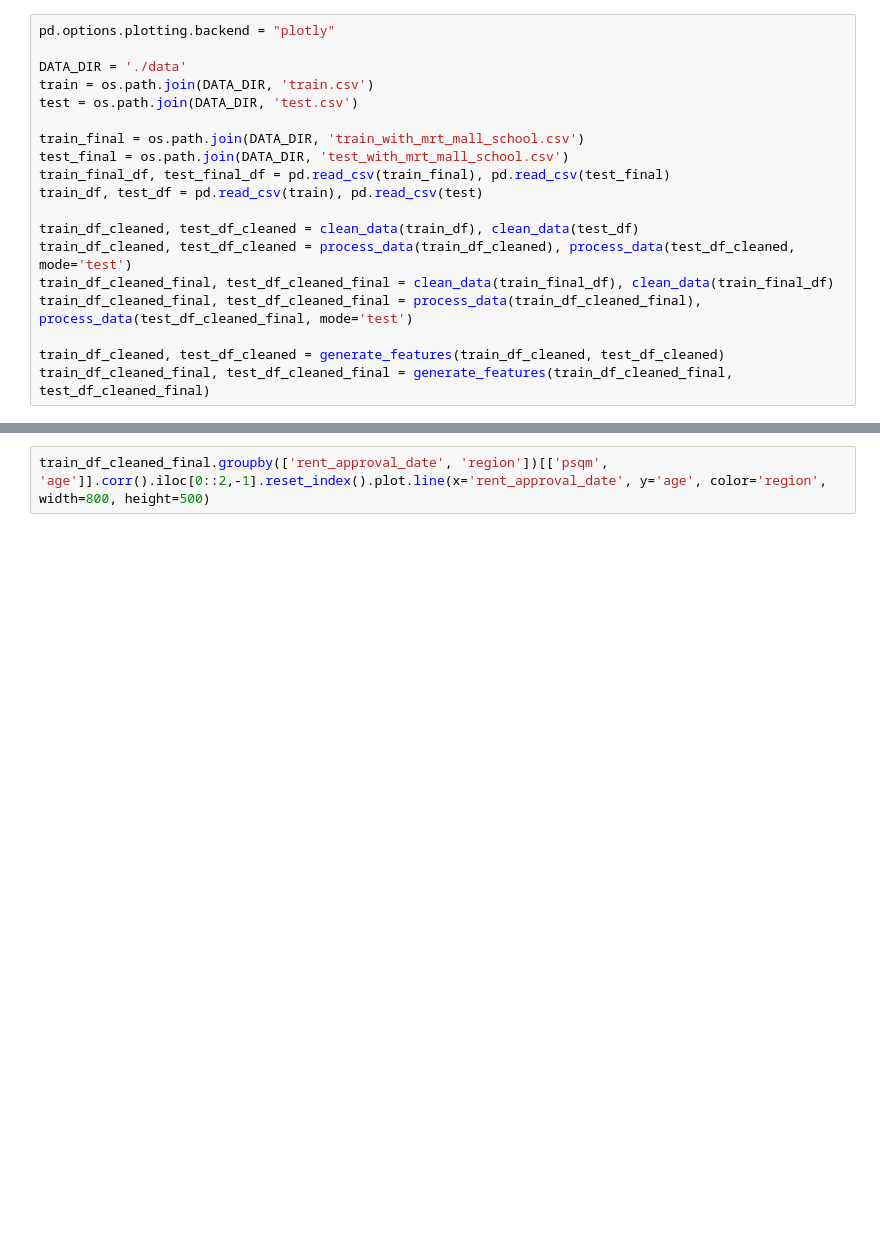
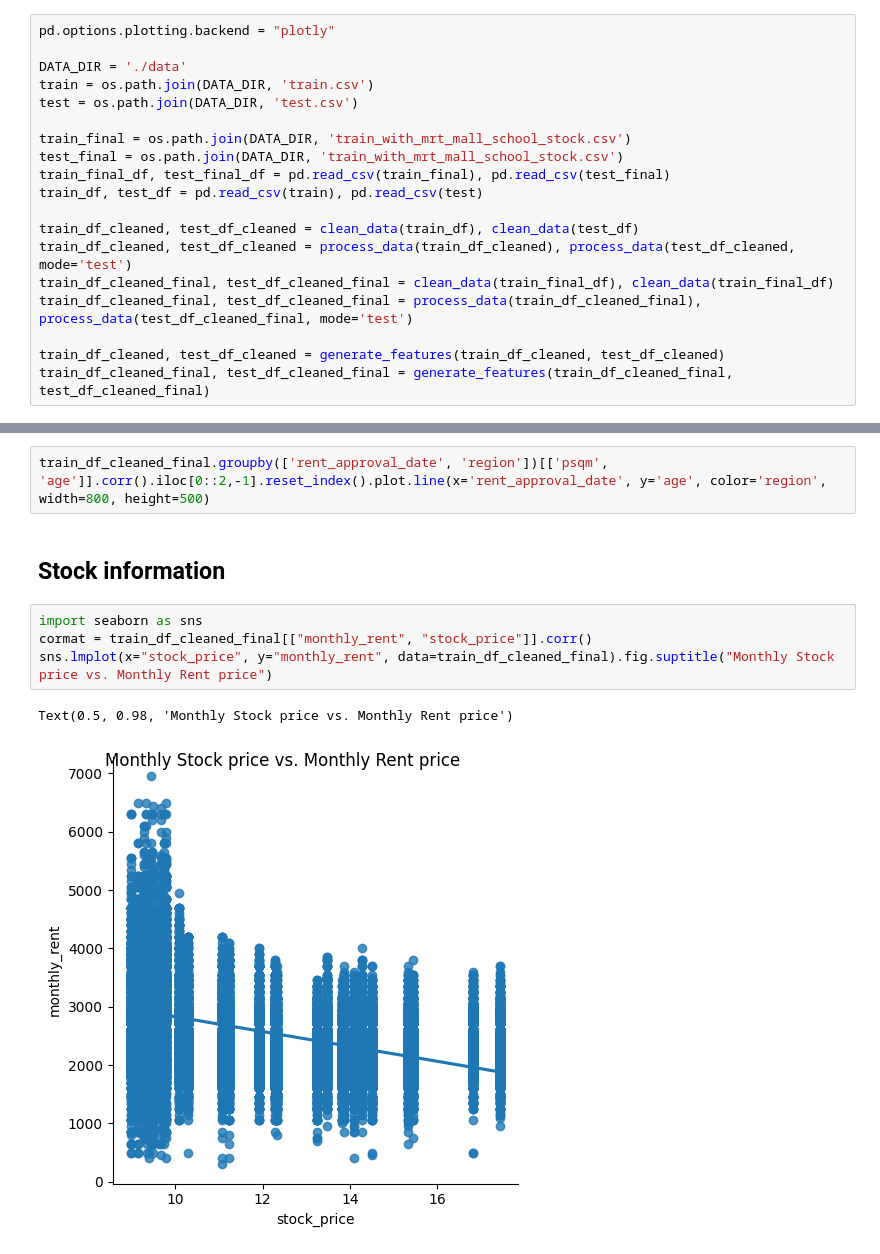
Before and after one commit to Lingy12/cs5228, a Jupyter notebook: 3_corr_analysis.ipynb, the cells around one changed output, grey strips where cells are left out. Cells and saved outputs as stored; diff of their text form; blank space fills up the shorter version.

```diff
--- a/3_corr_analysis.ipynb
+++ b/3_corr_analysis.ipynb
@@ -25,8 +26,8 @@ DATA_DIR = './data'
 train = os.path.join(DATA_DIR, 'train.csv')
 test = os.path.join(DATA_DIR, 'test.csv')
 
-train_final = os.path.join(DATA_DIR, 'train_with_mrt_mall_school.csv')
-test_final = os.path.join(DATA_DIR, 'test_with_mrt_mall_school.csv')
+train_final = os.path.join(DATA_DIR, 'train_with_mrt_mall_school_stock.csv')
+test_final = os.path.join(DATA_DIR, 'train_with_mrt_mall_school_stock.csv')
 train_final_df, test_final_df = pd.read_csv(train_final), pd.read_csv(test_final)
 train_df, test_df = pd.read_csv(train), pd.read_csv(test)
 
@@ -68,3 +71,12 @@ train_df_cleaned_final.groupby(['rent_approval_date', 'region'])[['psqm', 'neare
 ## Age information
 # %%
 train_df_cleaned_final.groupby(['rent_approval_date', 'region'])[['psqm', 'age']].corr().iloc[0::2,-1].reset_index().plot.line(x='rent_approval_date', y='age', color='region', width=800, height=500)
+# %% [markdown]
+## Stock information
+# %%
+import seaborn as sns
+cormat = train_df_cleaned_final[["monthly_rent", "stock_price"]].corr()
+sns.lmplot(x="stock_price", y="monthly_rent", data=train_df_cleaned_final).fig.suptitle("Monthly Stock price vs. Monthly Rent price")
+# %% [output]
+Text(0.5, 0.98, 'Monthly Stock price vs. Monthly Rent price')
+[figure, added]
```
Also changed, not shown: parts of 3 cells of this notebook, 1 other file.
